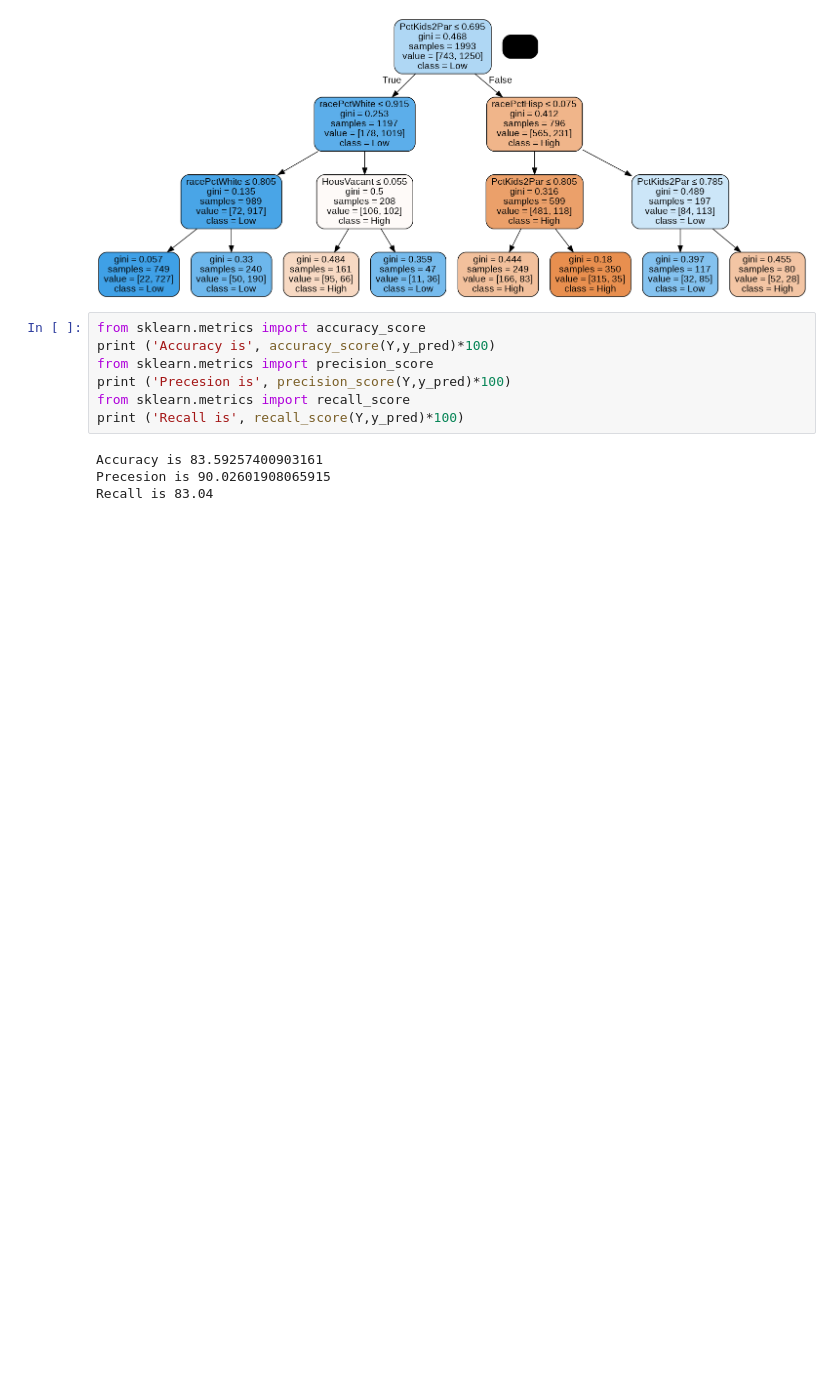
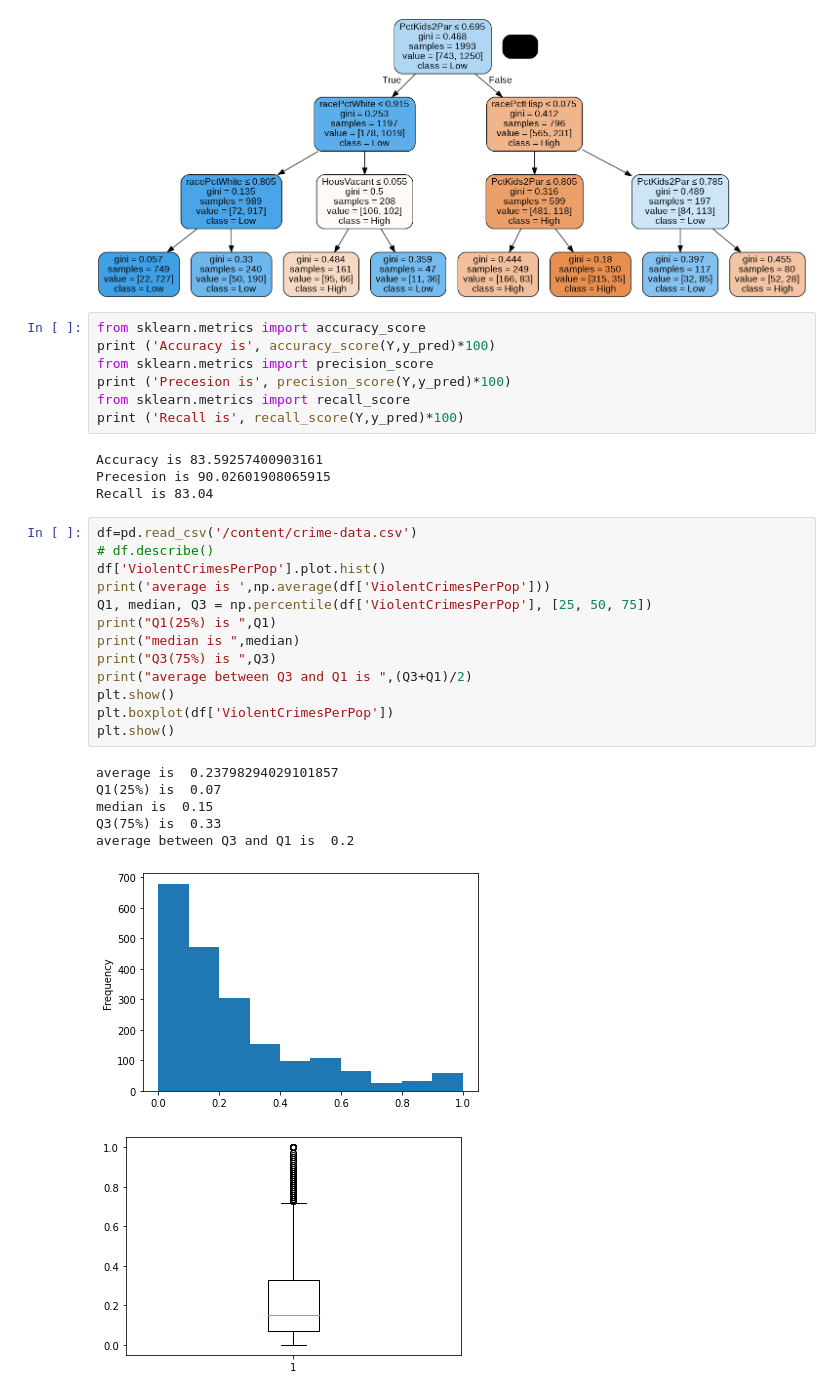
Before and after one commit to jibson907/crime, a Jupyter notebook: crime_decisionTree.ipynb, the cells around one changed output. Cells and saved outputs as stored; diff of their text form; blank space fills up the shorter version.

```diff
--- a/crime_decisionTree.ipynb
+++ b/crime_decisionTree.ipynb
@@ -58,3 +58,24 @@ print ('Recall is', recall_score(Y,y_pred)*100)
 Accuracy is 83.59257400903161
 Precesion is 90.02601908065915
 Recall is 83.04
+# %%
+df=pd.read_csv('/content/crime-data.csv')
+# df.describe()
+df['ViolentCrimesPerPop'].plot.hist()
+print('average is ',np.average(df['ViolentCrimesPerPop']))
+Q1, median, Q3 = np.percentile(df['ViolentCrimesPerPop'], [25, 50, 75])
+print("Q1(25%) is ",Q1)
+print("median is ",median)
+print("Q3(75%) is ",Q3)
+print("average between Q3 and Q1 is ",(Q3+Q1)/2)
+plt.show()
+plt.boxplot(df['ViolentCrimesPerPop'])
+plt.show()
+# %% [output]
+average is  0.23798294029101857
+Q1(25%) is  0.07
+median is  0.15
+Q3(75%) is  0.33
+average between Q3 and Q1 is  0.2
+[figure, added]
+[figure, added]
```
Also changed, not shown: parts of 2 cells of this notebook.
